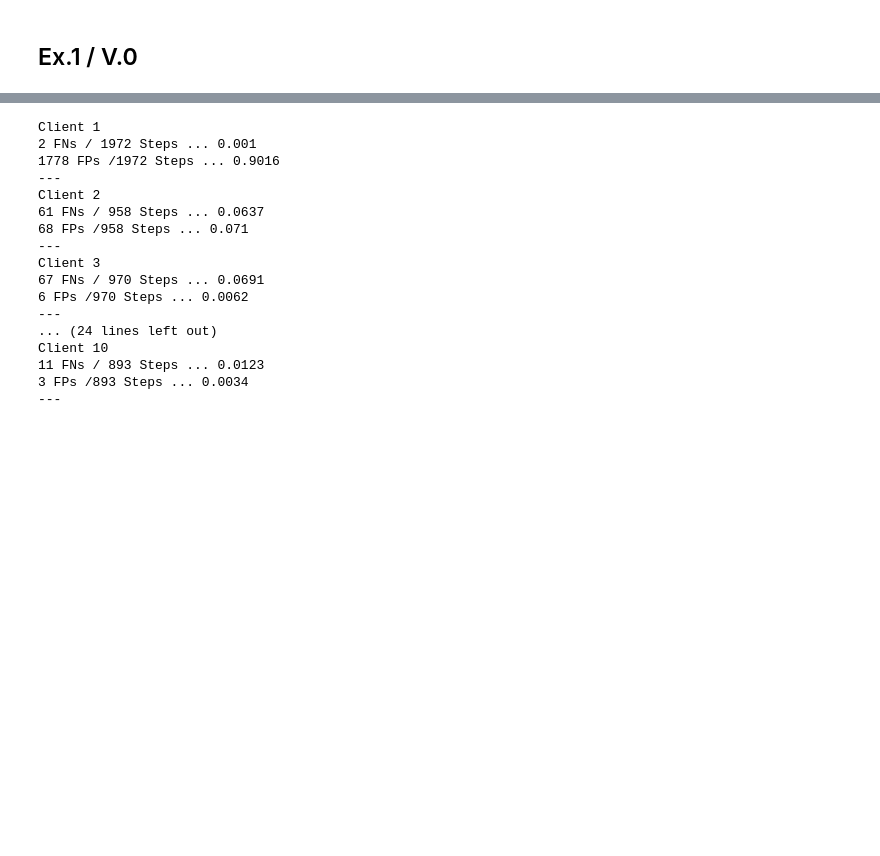
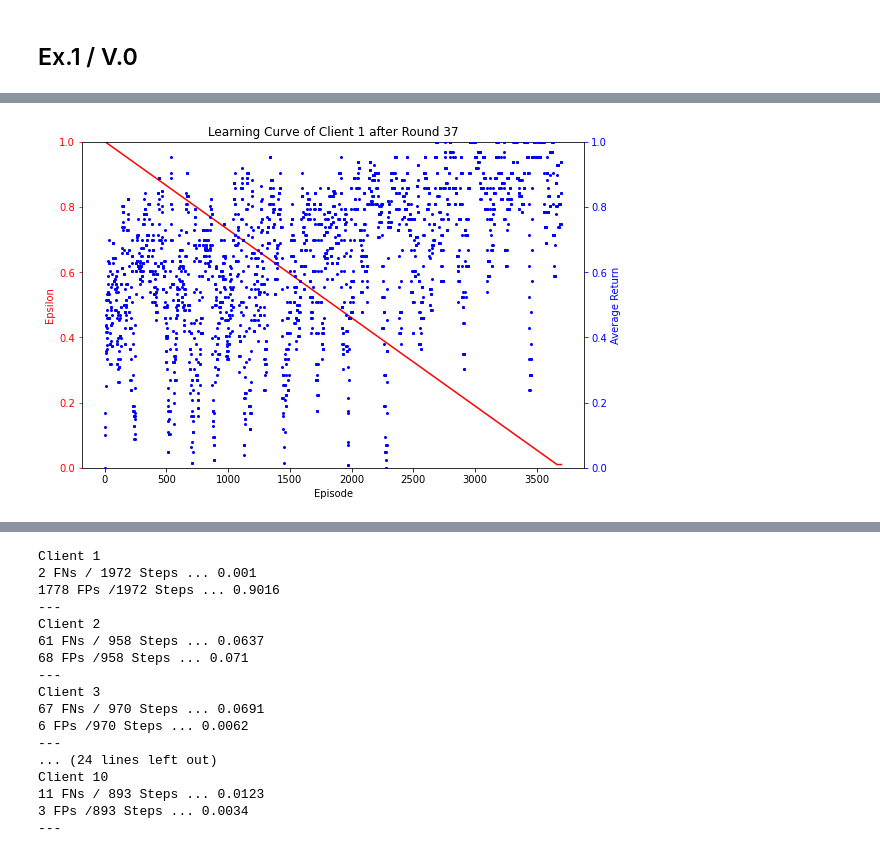
Before and after one commit to jan-kreischer/FedRL-for-IoT-Security, a Jupyter notebook: prototypes/prototype_02/experiment-01.ipynb, the cells around one changed output, grey strips where cells are left out. Saved outputs shown, nothing was run; the diff lists cells and outputs as text; code cells hidden in the pictures; blank space fills up the shorter version.

```diff
--- a/prototypes/prototype_02/experiment-01.ipynb
+++ b/prototypes/prototype_02/experiment-01.ipynb
@@ -75,7 +75,7 @@ actions = [
     MTDTechnique.RANSOMWARE_FILE_EXT_HIDE
 ]
 
-supervisor_map = {
+mitigated_by = {
     0: [Behavior.CNC_BACKDOOR_JAKORITAR, Behavior.CNC_THETICK, Behavior.CNC_OPT1, Behavior.CNC_OPT2, Behavior.NORMAL],
     1: [Behavior.ROOTKIT_BDVL, Behavior.ROOTKIT_BEURK, Behavior.NORMAL],
     2: [Behavior.RANSOMWARE_POC, Behavior.NORMAL],
@@ -1347,10 +1264,15 @@ class Experiment:
     def add_server(self, server):
         self.server = server
 
-    def execute(self, server, evaluations, evaluation_frequency):
+    def execute(self,
+                server,
+                nr_rounds: int,
+                nr_episodes_per_round: int,
+                evaluations,
+                evaluation_frequency=1):
         print(f"Starting Experiment {self.experiment_id}.{self.experiment_version}")
         self.server = server
-        self.server.run_federation(evaluations=evaluations, evaluation_frequency=evaluation_frequency)
+        self.server.run_federation(nr_rounds=nr_rounds, nr_episodes_per_round=nr_episodes_per_round, evaluations=evaluations, evaluation_frequency=evaluation_frequency)
 
     def plot_test_performances(self):
         agents = list(map(lambda client: client.agent, self.server.clients))
@@ -1480,0 +1384,8 @@ EPSILON_END = 0.01
+# %%
+#Stochastic Gradient Descent (SGD)
+optimizer = optim.SGD(model.parameters(), lr=0.01, momentum=0.9)
+optimizer = optim.Adagrad(params, lr=0.01, lr_decay=0, weight_decay=0.1)
+#Adam.
+#Adagrad.
+#Adadelta.
+#RMSprop.
@@ -1524,0 +1820,75 @@ e1v1.execute(server, evaluations, 1)
+# %%
+#nn.L1Loss()
+
+#from prototypes.prototype_02.experiment import Experiment
+#from prototypes.prototype_02.sensor_environment import SensorEnvironment
+experiment_id = 1
+experiment_version = 0
+e1v1 = Experiment(base_path=original_working_directory_path, experiment_id=experiment_id, experiment_version=experiment_version)
+experiment_path = e1v1.get_experiment_path()
+
+
+# DQN Hyperparameter
+GAMMA = 0.1 #0.99 # discount factor for future rewards
+LR = 1e-3
+BATCH_SIZE = 32
+TARGET_UPDATE_FREQ = 100
+BUFFER_SIZE = 500
+MIN_REPLAY_SIZE = 100
+
+NR_CLIENTS = 10
+NR_ROUNDS = 37
+NR_EPISODES_PER_ROUND = 100
+NR_EPISODES_PER_CLIENT = NR_ROUNDS * NR_EPISODES_PER_ROUND
+
+# Linear epsilon decay
+# for each client
+# over all episodes
+EPSILON_START = 1.0
+EPSILON_DEC = 1/(NR_EPISODES_PER_CLIENT*0.8)
+print(EPSILON_DEC)
+EPSILON_END = 0.01
+
+
+sampling_probabilities = {
+    #Behavior.NORMAL: 0,
+    Behavior.ROOTKIT_BDVL: 1/6,
+    Behavior.ROOTKIT_BEURK: 1/6,
+    Behavior.CNC_BACKDOOR_JAKORITAR: 1/12,
+    Behavior.CNC_THETICK: 1/12,
+    Behavior.CNC_OPT1: 1/12,
+    Behavior.CNC_OPT2: 1/12,
+    Behavior.RANSOMWARE_POC: 1/3
+}
+
+NR_SAMPLES_1 = np.array(list(sampling_probabilities.values()))*NR_EPISODES_PER_CLIENT
+NR_SAMPLES_2 = np.array(list(sampling_probabilities.values()))*NR_EPISODES_PER_CLIENT
+
+sample_matrix = np.vstack([NR_SAMPLES_1, NR_SAMPLES_2])
+
+#print(f"Training each of the {NR_CLIENTS} clients for a total of {NR_EPISODES_PER_CLIENT} episodes distributed over {NR_ROUNDS} rounds with {NR_EPISODES_PER_ROUND} episodes per round.")
+print(f"MID: {multiclass_imbalance_degree(sample_matrix)}")
+print(f"WCS: {weighted_cosine_similarity(sample_matrix)}")
+
+sensor_environment = SensorEnvironment(training_data_strides[0], state_interpreter=autoencoder, state_samples=SAMPLES, sampling_probabilities=None)
+
+global_agent = Agent(0, input_dims=sensor_environment.observation_space_size, n_actions=len(sensor_environment.actions), buffer_size=BUFFER_SIZE,
+                batch_size=BATCH_SIZE, lr=LR, loss=RMSELoss(), gamma=GAMMA, epsilon=EPSILON_START, eps_end=EPSILON_END, eps_dec=EPSILON_DEC)
+
+server = Server(global_agent, rl_test_data_dict, experiment_id, experiment_path, nr_rounds=NR_ROUNDS, nr_episodes_per_round=NR_EPISODES_PER_ROUND)
+
+agents = []
+for i in range(10):
+    client_id = i + 1
+    sampling_probabilities = mtd_balanced_sampling_probabilities
+    sensor_environment = SensorEnvironment(training_data_strides[i], state_interpreter=autoencoder, state_samples=SAMPLES, sampling_probabilities=sampling_probabilities, verbose=False)
+    agent = Agent(client_id, input_dims=sensor_environment.observation_space_size, n_actions=len(sensor_environment.actions), buffer_size=BUFFER_SIZE,
+                batch_size=BATCH_SIZE, lr=LR, loss=nn.MSELoss(), gamma=GAMMA, epsilon=EPSILON_START, eps_end=EPSILON_END, eps_dec=EPSILON_DEC)
+    agents.append(agent)
+    client = Client(client_id, agent, sensor_environment, experiment_path, MIN_REPLAY_SIZE)
+    server.add_client(client)
+
+evaluations = [Evaluation.LEARNING_CURVE, Evaluation.GLOBAL_PERFORMANCE_EVALUATION, Evaluation.GLOBAL_BEHAVIOR_EVALUATION]
+#server.run_federation(evaluations=evaluations, evaluation_frequency=1)
+e1v1.execute(server, evaluations, 1)
+# %% [output]
@@ -1524,0 +1912 @@ e1v1.execute(server, evaluations, 1)
+[figure, added]
```
Also changed, not shown: parts of 22 cells of this notebook.
